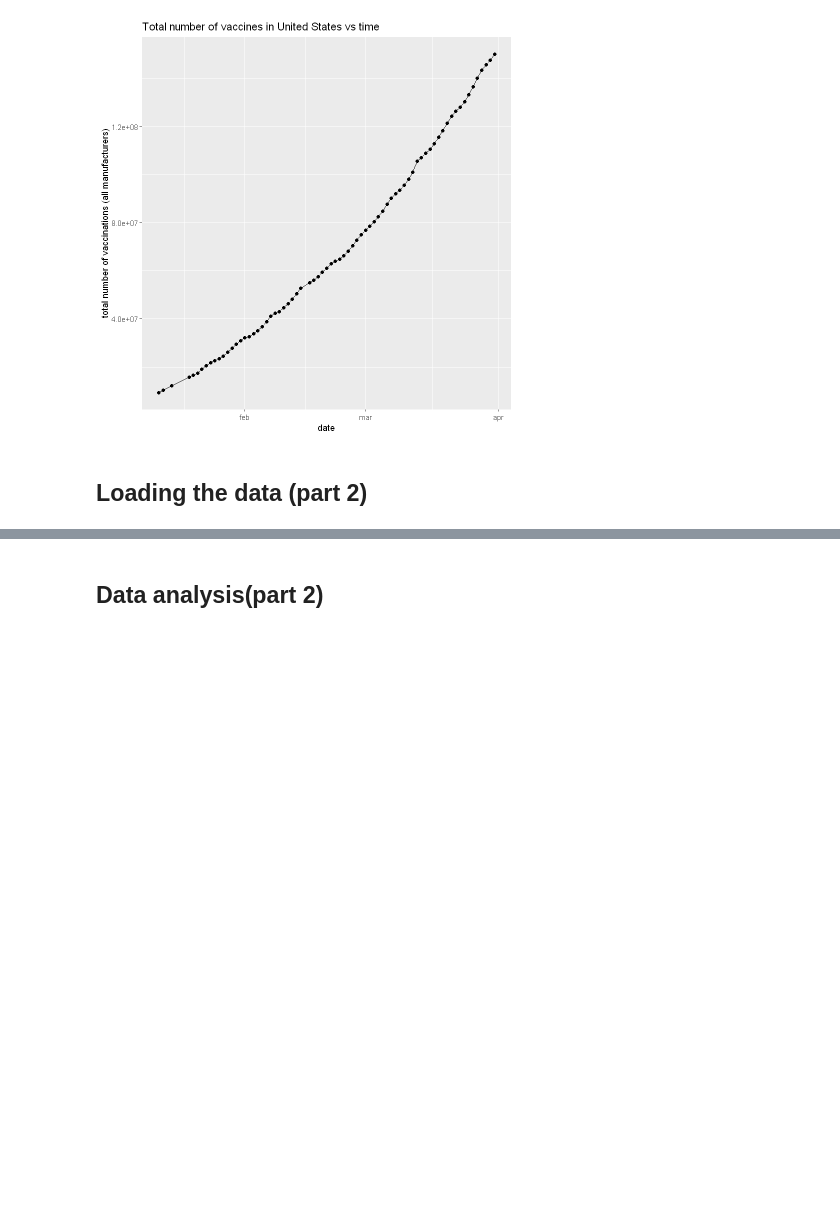
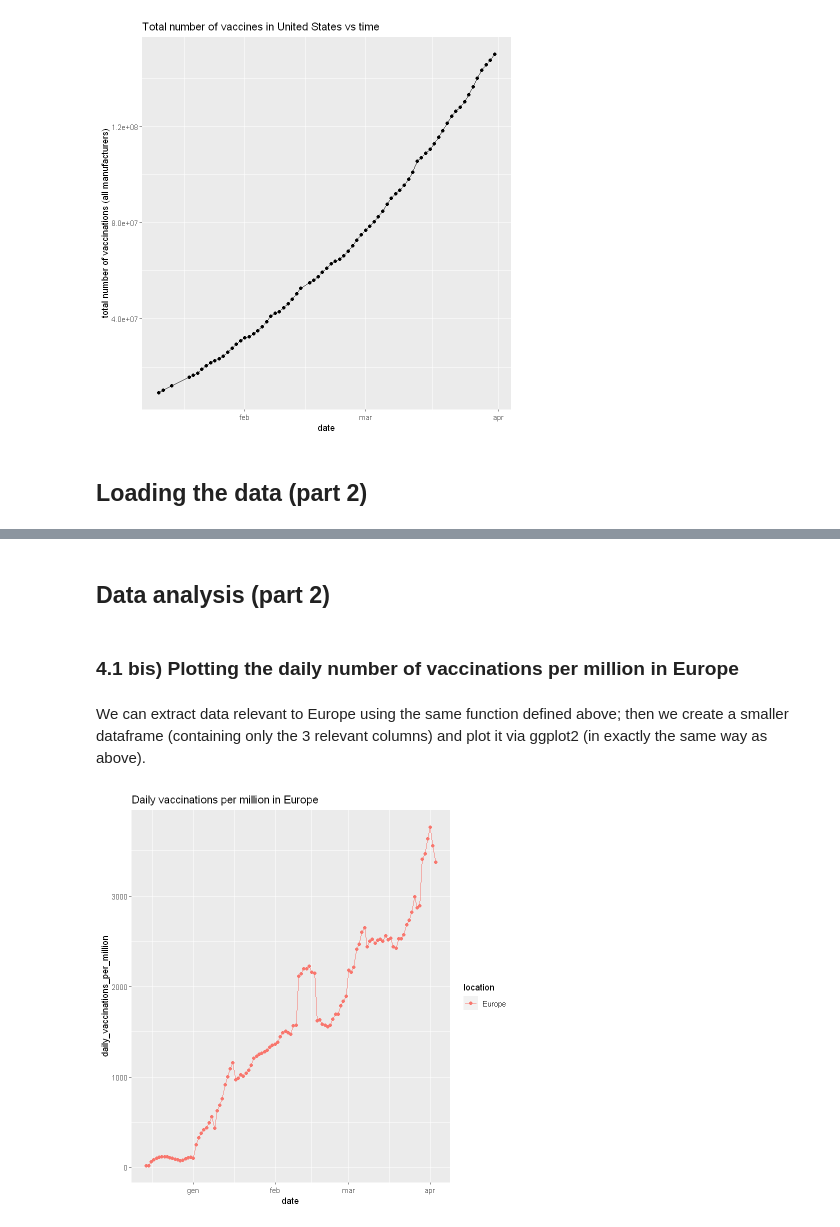
Before and after one commit to marco-giunta/AdvStatPhysAn, a Jupyter notebook: compito_1.ipynb, the cells around one changed output, grey strips where cells are left out. Saved outputs shown, nothing was run; the diff lists cells and outputs as text; code cells hidden in the pictures; blank space fills up the shorter version.

```diff
--- a/compito_1.ipynb
+++ b/compito_1.ipynb
@@ -694,2 +697,16 @@ A spec_tbl_df: 10080 × 12
 # %% [markdown]
-## Data analysis(part 2)
+## Data analysis (part 2)
+# %% [markdown]
+### 4.1 bis) Plotting the daily number of vaccinations per million in Europe
+# %% [markdown]
+We can extract data relevant to Europe using the same function defined above; then we create a smaller dataframe (containing only the 3 relevant columns) and plot it via ggplot2 (in exactly the same way as above).
+# %%
+covid.eu <- extract_location(covid2, "Europe")
+covid.eu.plot <- covid.eu[c("daily_vaccinations_per_million","date","location")]
+#covid.eu.plot
+
+#some rows contain NA, we can use the drop_na function from tidyr to remove them. If we don't ggplot will automatically, but it will give us a warning
+g <- ggplot(data = drop_na(covid.eu.plot), aes(x = date, y = daily_vaccinations_per_million, col = location)) + geom_line() + geom_point() + ggtitle("Daily vaccinations per million in Europe")
+g
+# %% [output]
+[figure, added]
```
Also changed, not shown: parts of 7 cells of this notebook.
